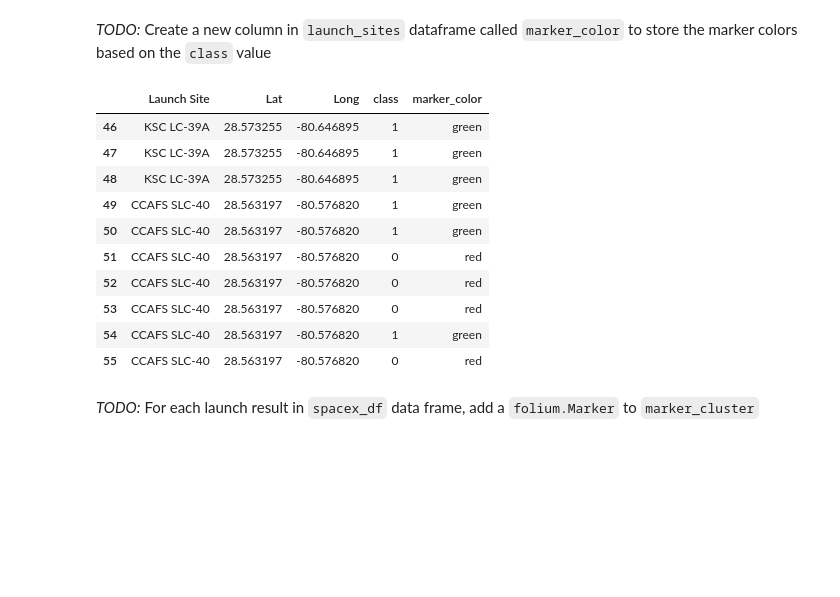
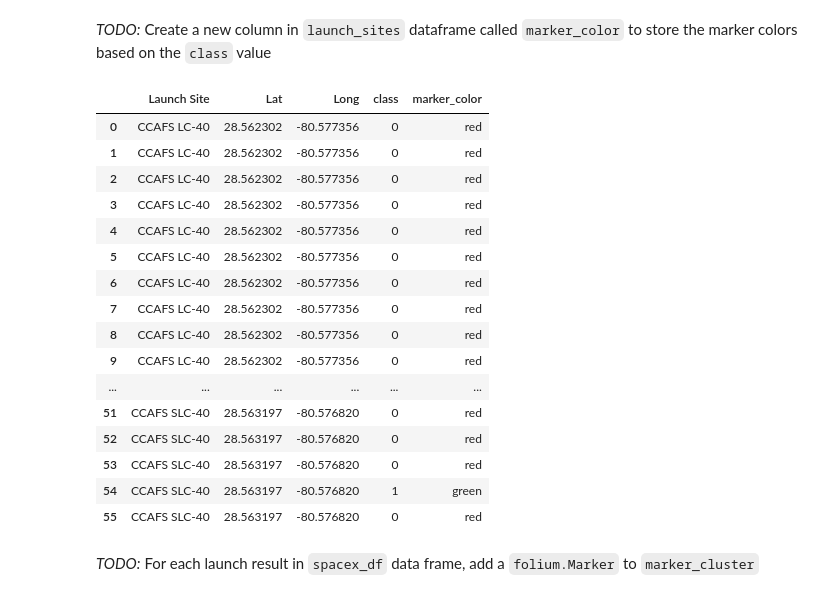
Before and after one commit to EvgenyKiryan/SpaceY, a Jupyter notebook: Interactive Visual Analytics and Dashboard.ipynb, the cells around one changed output. Cells and saved outputs as stored; diff of their text form; code cells hidden in the pictures; blank space fills up the shorter version.

```diff
--- a/Interactive Visual Analytics and Dashboard.ipynb
+++ b/Interactive Visual Analytics and Dashboard.ipynb
@@ -184,20 +184,26 @@ marker_cluster = MarkerCluster()
 # %%
 # Function to assign color to launch outcome
 def assign_marker_color(launch_outcome):
     if launch_outcome == 1:
         return 'green'
     else:
         return 'red'
 
 spacex_df['marker_color'] = spacex_df['class'].apply(assign_marker_color)
-spacex_df.tail(10)
+spacex_df
 # %% [output]
 |  | Launch Site | Lat | Long | class | marker_color |
-| 46 | KSC LC-39A | 28.573255 | -80.646895 | 1 | green |
-| 47 | KSC LC-39A | 28.573255 | -80.646895 | 1 | green |
-| 48 | KSC LC-39A | 28.573255 | -80.646895 | 1 | green |
-| 49 | CCAFS SLC-40 | 28.563197 | -80.576820 | 1 | green |
-| 50 | CCAFS SLC-40 | 28.563197 | -80.576820 | 1 | green |
+| 0 | CCAFS LC-40 | 28.562302 | -80.577356 | 0 | red |
+| 1 | CCAFS LC-40 | 28.562302 | -80.577356 | 0 | red |
+| 2 | CCAFS LC-40 | 28.562302 | -80.577356 | 0 | red |
+| 3 | CCAFS LC-40 | 28.562302 | -80.577356 | 0 | red |
+| 4 | CCAFS LC-40 | 28.562302 | -80.577356 | 0 | red |
+| 5 | CCAFS LC-40 | 28.562302 | -80.577356 | 0 | red |
+| 6 | CCAFS LC-40 | 28.562302 | -80.577356 | 0 | red |
+| 7 | CCAFS LC-40 | 28.562302 | -80.577356 | 0 | red |
+| 8 | CCAFS LC-40 | 28.562302 | -80.577356 | 0 | red |
+| 9 | CCAFS LC-40 | 28.562302 | -80.577356 | 0 | red |
+| ... | ... | ... | ... | ... | ... |
 | 51 | CCAFS SLC-40 | 28.563197 | -80.576820 | 0 | red |
 | 52 | CCAFS SLC-40 | 28.563197 | -80.576820 | 0 | red |
 | 53 | CCAFS SLC-40 | 28.563197 | -80.576820 | 0 | red |
```
Also changed, not shown: parts of 9 cells of this notebook.
